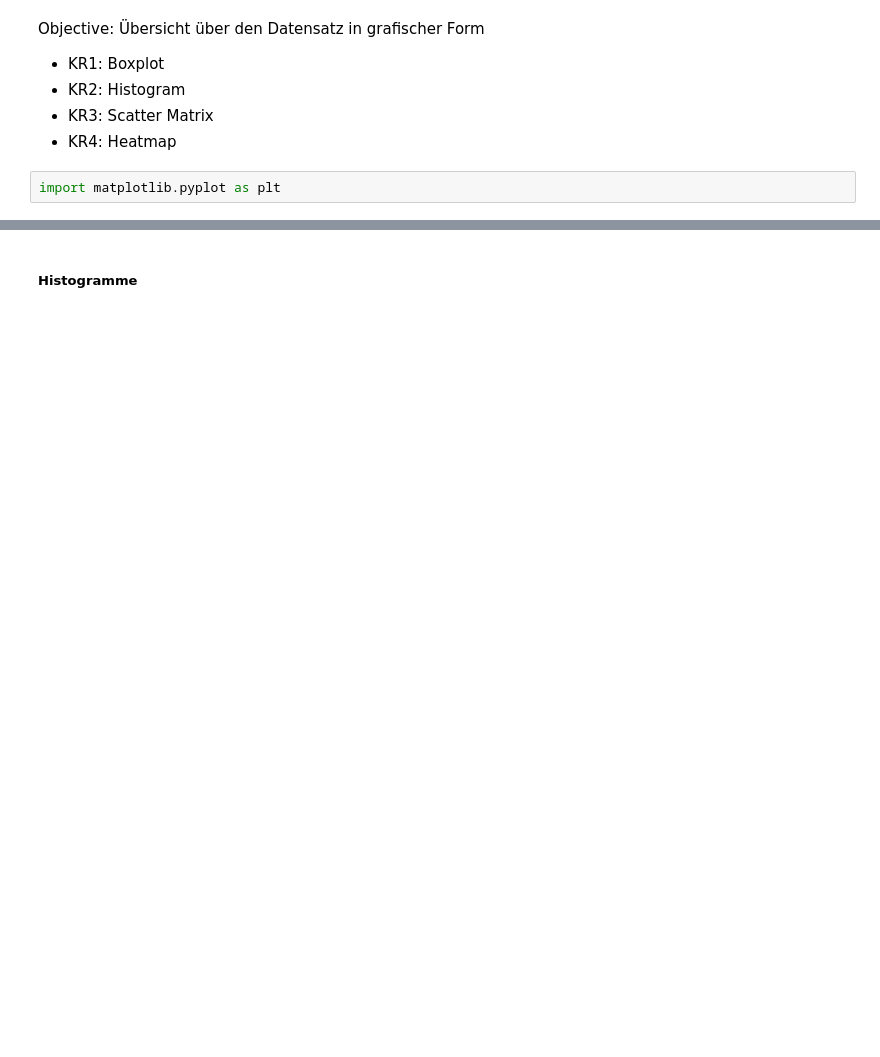
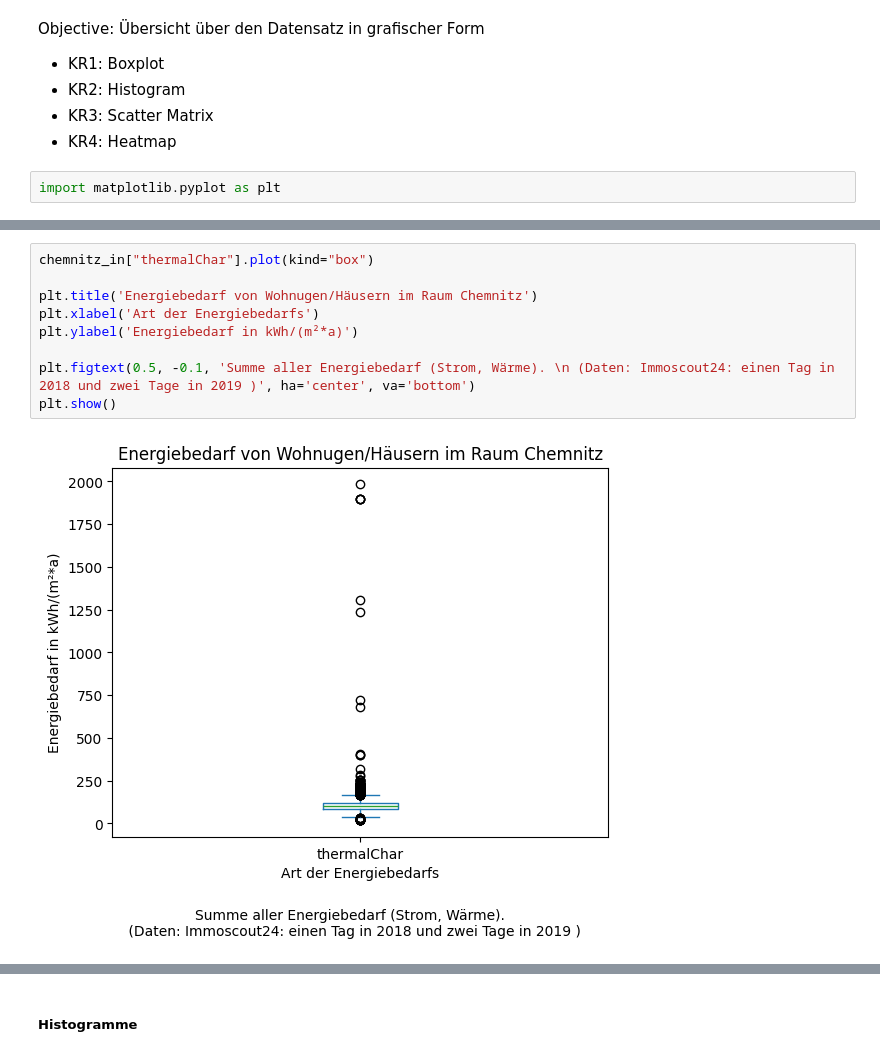
Before and after one commit to TobiasGleiter/data-science, a Jupyter notebook: main.ipynb, the cells around one changed output, grey strips where cells are left out. Drawn from its saved outputs; the diff is of its cells as text; blank space fills up the shorter version.

```diff
--- a/main.ipynb
+++ b/main.ipynb
@@ -345,0 +370,11 @@ import matplotlib.pyplot as plt
+# %%
+chemnitz_in["thermalChar"].plot(kind="box")
+
+plt.title('Energiebedarf von Wohnugen/Häusern im Raum Chemnitz')
+plt.xlabel('Art der Energiebedarfs')
+plt.ylabel('Energiebedarf in kWh/(m²*a)')
+
+plt.figtext(0.5, -0.1, 'Summe aller Energiebedarf (Strom, Wärme). \n (Daten: Immoscout24: einen Tag in 2018 und zwei Tage in 2019 )', ha='center', va='bottom')
+plt.show()
+# %% [output]
+[figure, added]
```
Also changed, not shown: parts of 12 cells of this notebook.
